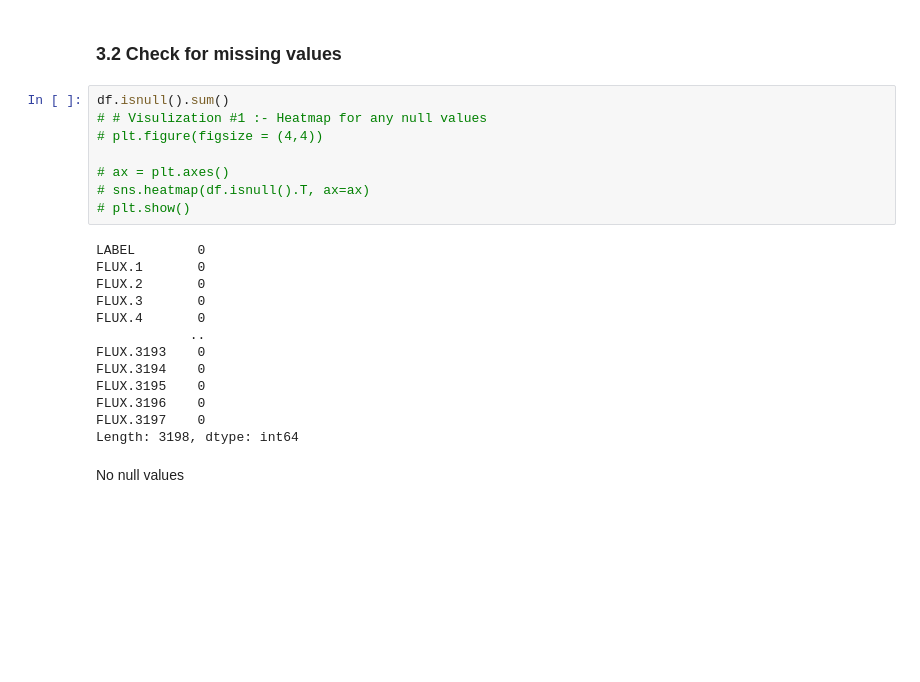
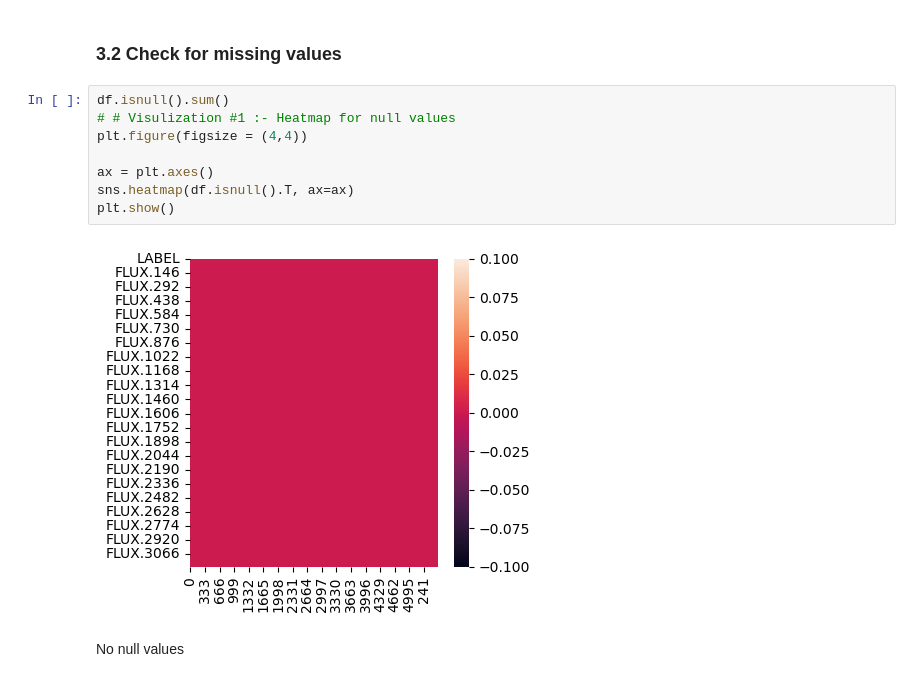
Before and after one commit to shekar-raja/exoplanet-detection-system-ml, a Jupyter notebook: Exoplanet Detection System.ipynb, the cells around one changed output. Saved outputs shown, nothing was run; the diff lists cells and outputs as text; blank space fills up the shorter version.

```diff
--- a/Exoplanet Detection System.ipynb
+++ b/Exoplanet Detection System.ipynb
@@ -136,25 +140,14 @@ None
 ### 3.2 Check for missing values
 # %%
 df.isnull().sum()
-# # Visulization #1 :- Heatmap for any null values
-# plt.figure(figsize = (4,4))
+# # Visulization #1 :- Heatmap for null values
+plt.figure(figsize = (4,4))
 
-# ax = plt.axes()
-# sns.heatmap(df.isnull().T, ax=ax)
-# plt.show()
+ax = plt.axes()
+sns.heatmap(df.isnull().T, ax=ax)
+plt.show()
 # %% [output]
-LABEL        0
-FLUX.1       0
-FLUX.2       0
-FLUX.3       0
-FLUX.4       0
-            ..
-FLUX.3193    0
-FLUX.3194    0
-FLUX.3195    0
-FLUX.3196    0
-FLUX.3197    0
-Length: 3198, dtype: int64
+[figure, added]
 # %% [markdown]
 No null values
 # %% [markdown]
```
Also changed, not shown: parts of 26 cells of this notebook, 1 other file.
